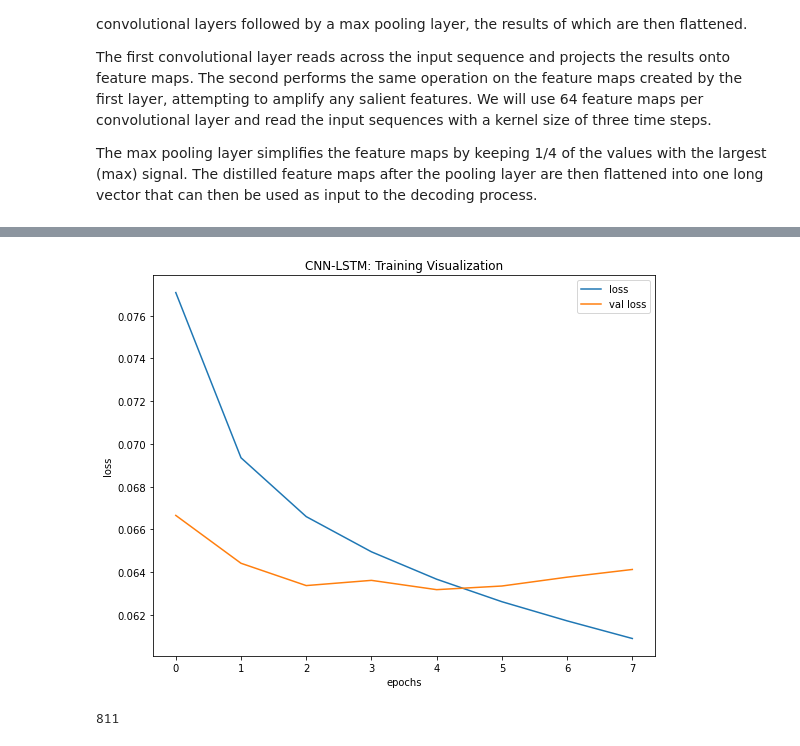
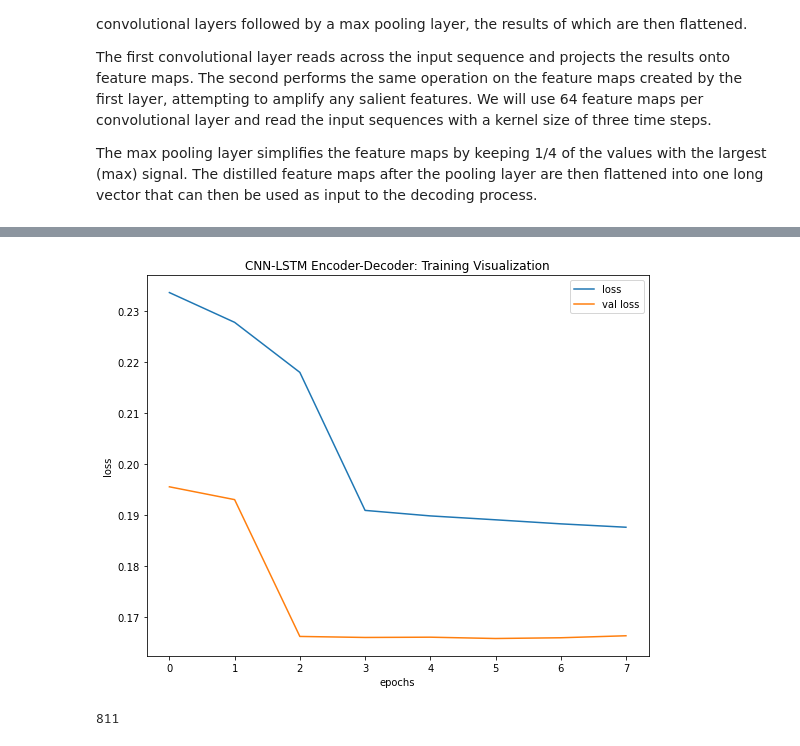
Before and after one commit to arjun-majumdar/Sequence2Sequence_Deep_Learning, a Jupyter notebook: Seq2Seq-Multivariate_Multistep_Forecasting-TF2.ipynb, the cells around one changed output, grey strips where cells are left out. Saved outputs shown, nothing was run; the diff lists cells and outputs as text; code cells hidden in the pictures.

Commit message:
Seq2Seq: Multivariate, Multistep Forecasting TF2
LSTM Encoder-Decoder, CNN-LSTM Encoder-Decoder architectures

```diff
--- a/Seq2Seq-Multivariate_Multistep_Forecasting-TF2.ipynb
+++ b/Seq2Seq-Multivariate_Multistep_Forecasting-TF2.ipynb
@@ -1086,0 +1360,9 @@ del out
+# %%
+# Initialize CNN-LSTM Encoder-Decoder model-
+model_cnn_lstm = CNN_LSTM_Encoder_Decoder(
+    num_filters = 64, kernel_size = 3,
+    dec_units = 128, pool_size = 2,
+    time_distributed_units = 100,
+    n_past = n_past, n_features = n_features,
+    n_future = n_future
+)
@@ -1113,12 +1402,20 @@ number of features = 8, number of past time-steps = 30 and number of future time
 # %%
 # Compile model-
-model.compile(
+model_cnn_lstm.compile(
     optimizer = tf.keras.optimizers.Adam(learning_rate = 0.001),
     loss = tf.keras.losses.Huber()
 )
+# %%
+# Define early stopping criterion-
+early_stopping_criterion = tf.keras.callbacks.EarlyStopping(
+    monitor = 'val_loss', min_delta = 0.001,
+    patience = 5, verbose = 1,
+    mode = 'min', baseline = None,
+    restore_best_weights = True
+)
 # %%
 # Train model-
-history_conv_lstm = model.fit(
+history_conv_lstm = model_cnn_lstm.fit(
     x = X_train, y = y_train,
     epochs = num_epochs, batch_size = batch_size,
     validation_data = (X_test, y_test),
@@ -1146,14 +1443,14 @@ Epoch 8: early stopping
 # %%
 plt.figure(figsize = (9, 7))
 plt.plot(history_conv_lstm.history['loss'], label = 'loss')
 plt.plot(history_conv_lstm.history['val_loss'], label = 'val loss')
 plt.xlabel("epochs")
 plt.ylabel("loss")
-plt.title("CNN-LSTM: Training Visualization")
+plt.title("CNN-LSTM Encoder-Decoder: Training Visualization")
 plt.legend(loc = 'best')
 plt.show()
 # %% [output]
-[figure, old version]
+[figure, new version]
 # %%
 # Create TF test dataset to iterate over-
 # test_dataset = tf.data.Dataset.from_tensor_slices(X_test).batch(batch_size = batch_size)
```
Also changed, not shown: parts of 97 cells of this notebook.
